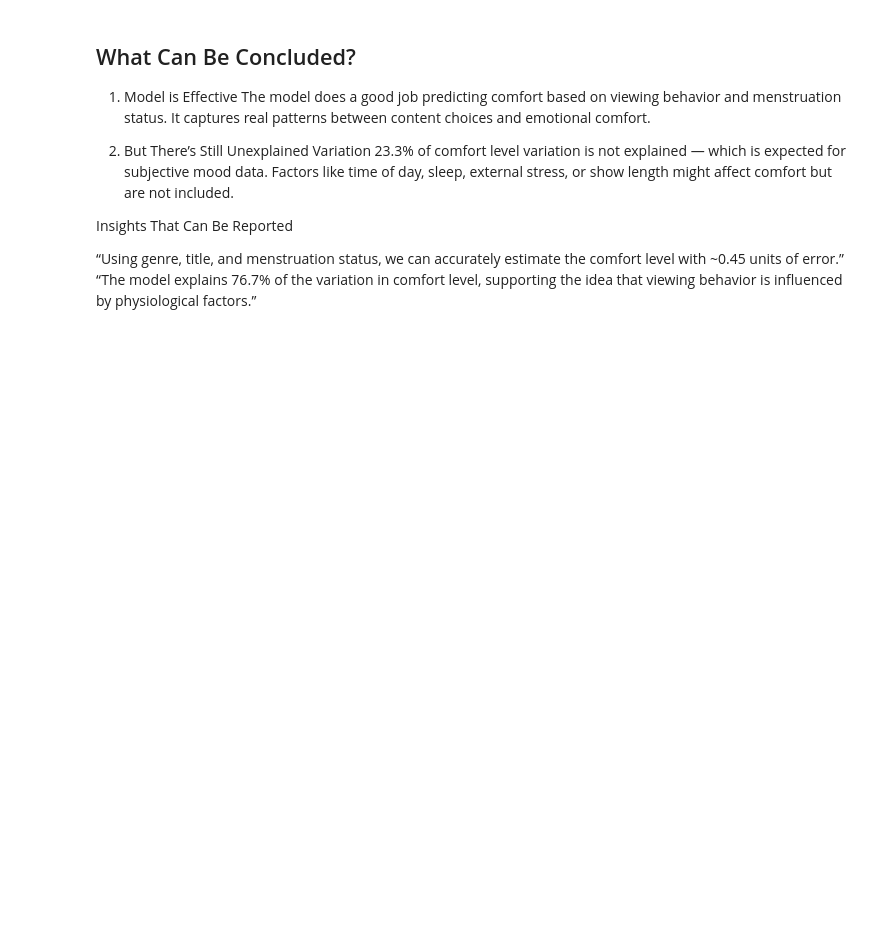
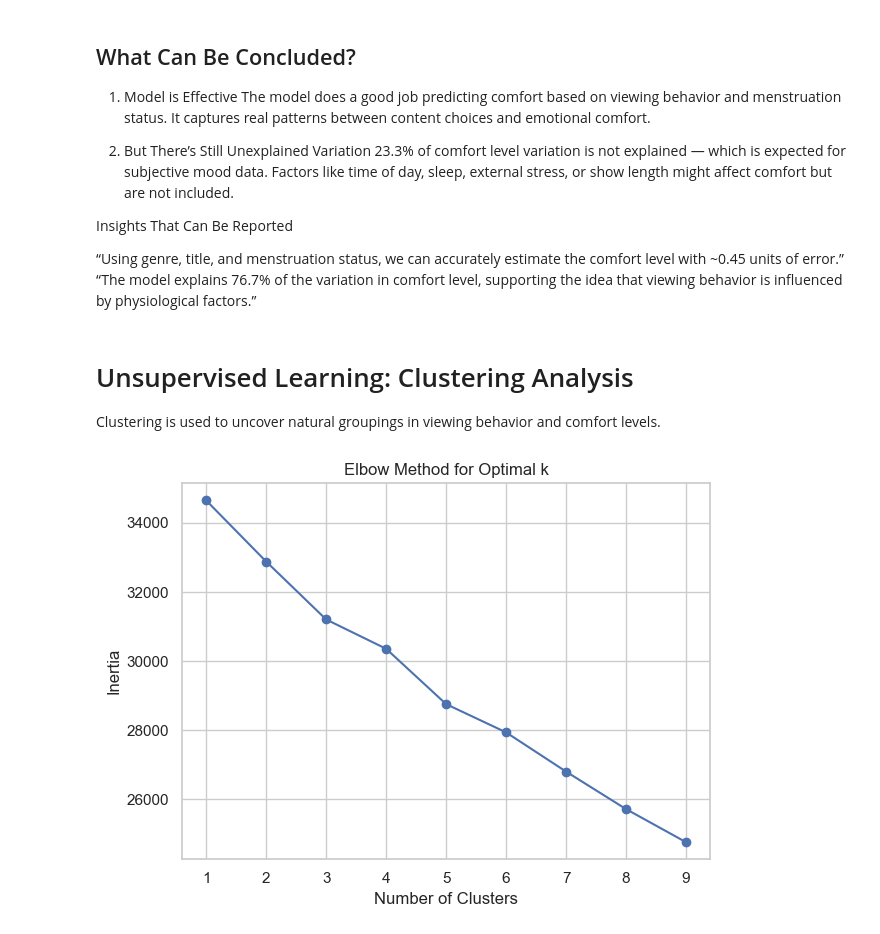
Before and after one commit to goksugb/Netflix_Menstruation_Correlation, a Jupyter notebook: Netflix_Menstruation_Correlation_Final.ipynb, the cells around one changed output. Saved outputs shown, nothing was run; the diff lists cells and outputs as text; code cells hidden in the pictures; blank space fills up the shorter version.

```diff
--- a/Netflix_Menstruation_Correlation_Final.ipynb
+++ b/Netflix_Menstruation_Correlation_Final.ipynb
@@ -450,3 +450,31 @@ Insights That Can Be Reported
 
 “Using genre, title, and menstruation status, we can accurately estimate the comfort level with ~0.45 units of error.”
 “The model explains 76.7% of the variation in comfort level, supporting the idea that viewing behavior is influenced by physiological factors.”
+# %% [markdown]
+# Unsupervised Learning: Clustering Analysis
+Clustering is used to uncover natural groupings in viewing behavior and comfort levels.
+# %%
+from sklearn.preprocessing import StandardScaler
+
+# Use features + comfort level
+clustering_features = pd.concat([features, ml_df[['Comfort Level(out of 10)']].reset_index(drop=True)], axis=1)
+scaler = StandardScaler()
+clustering_scaled = scaler.fit_transform(clustering_features)
+# %%
+from sklearn.cluster import KMeans
+import matplotlib.pyplot as plt
+
+inertia = []
+for k in range(1, 10):
+    kmeans = KMeans(n_clusters=k, random_state=42, n_init=10)
+    kmeans.fit(clustering_scaled)
+    inertia.append(kmeans.inertia_)
+
+plt.plot(range(1, 10), inertia, marker='o')
+plt.xlabel('Number of Clusters')
+plt.ylabel('Inertia')
+plt.title('Elbow Method for Optimal k')
+plt.tight_layout()
+plt.show()
+# %% [output]
+[figure, added]
```
Also changed, not shown: parts of 13 cells of this notebook.
